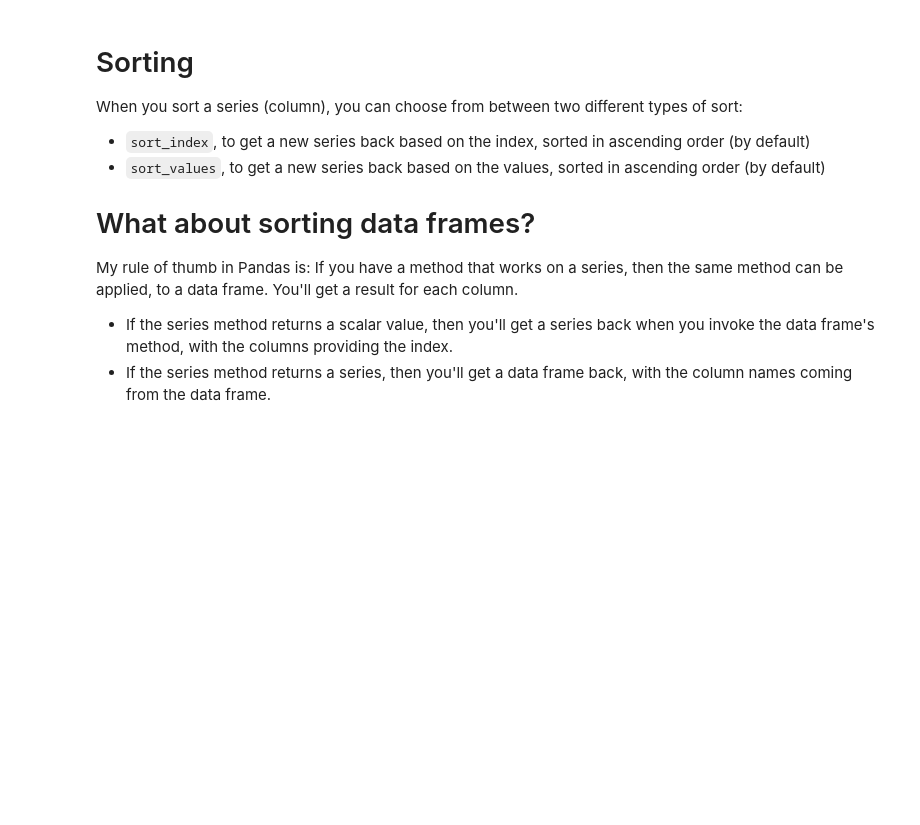
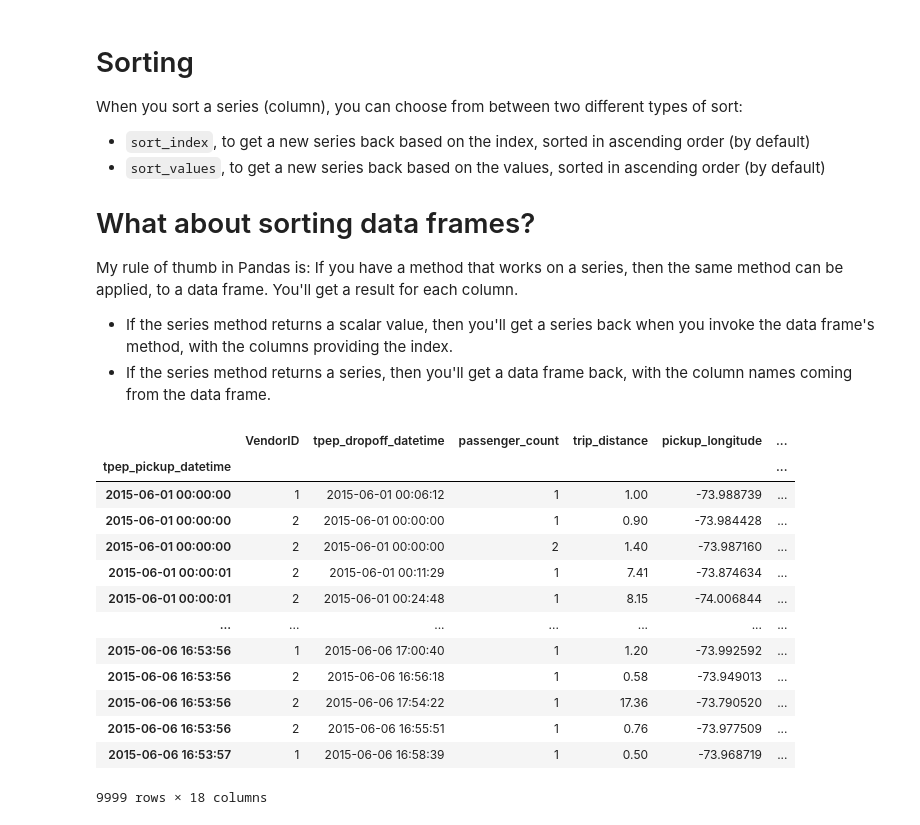
Before and after one commit to reuven/OReilly-2025-11November-data, a Jupyter notebook: OReilly - 2025-11November-20.ipynb, the cells around one changed output. Saved outputs shown, nothing was run; the diff lists cells and outputs as text; code cells hidden in the pictures; blank space fills up the shorter version.

```diff
--- a/OReilly - 2025-11November-20.ipynb
+++ b/OReilly - 2025-11November-20.ipynb
@@ -170,0 +169,17 @@ My rule of thumb in Pandas is: If you have a method that works on a series, then
+# %%
+df.sort_index()
+# %% [output]
+|  | VendorID | tpep_dropoff_datetime | passenger_count | trip_distance | pickup_longitude | ... |
+| tpep_pickup_datetime |  |  |  |  |  | ... |
+| 2015-06-01 00:00:00 | 1 | 2015-06-01 00:06:12 | 1 | 1.00 | -73.988739 | ... |
+| 2015-06-01 00:00:00 | 2 | 2015-06-01 00:00:00 | 1 | 0.90 | -73.984428 | ... |
+| 2015-06-01 00:00:00 | 2 | 2015-06-01 00:00:00 | 2 | 1.40 | -73.987160 | ... |
+| 2015-06-01 00:00:01 | 2 | 2015-06-01 00:11:29 | 1 | 7.41 | -73.874634 | ... |
+| 2015-06-01 00:00:01 | 2 | 2015-06-01 00:24:48 | 1 | 8.15 | -74.006844 | ... |
+| ... | ... | ... | ... | ... | ... | ... |
+| 2015-06-06 16:53:56 | 1 | 2015-06-06 17:00:40 | 1 | 1.20 | -73.992592 | ... |
+| 2015-06-06 16:53:56 | 2 | 2015-06-06 16:56:18 | 1 | 0.58 | -73.949013 | ... |
+| 2015-06-06 16:53:56 | 2 | 2015-06-06 17:54:22 | 1 | 17.36 | -73.790520 | ... |
+| 2015-06-06 16:53:56 | 2 | 2015-06-06 16:55:51 | 1 | 0.76 | -73.977509 | ... |
+| 2015-06-06 16:53:57 | 1 | 2015-06-06 16:58:39 | 1 | 0.50 | -73.968719 | ... |
+9999 rows × 18 columns
```
Also changed, not shown: parts of 3 cells of this notebook.
